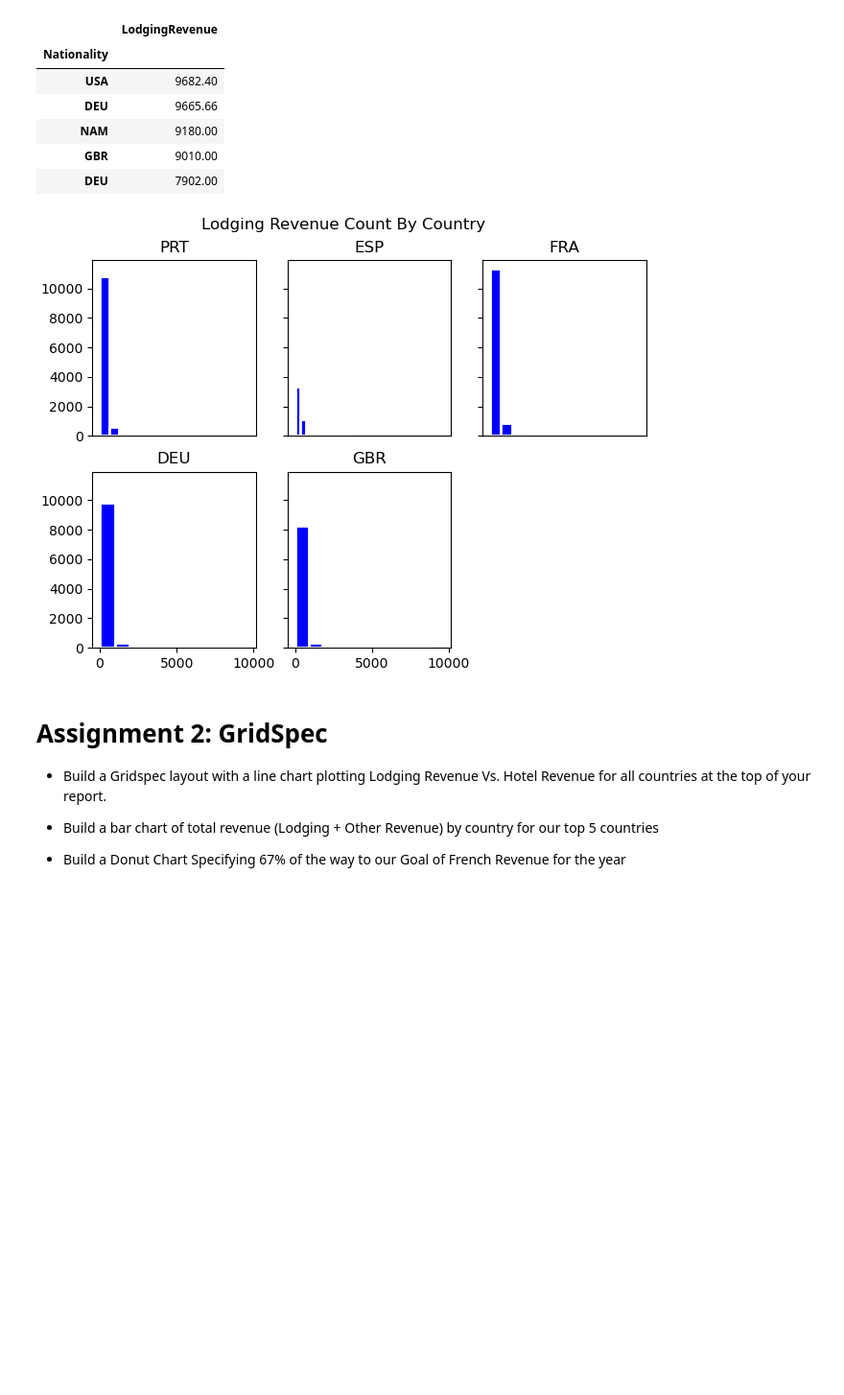
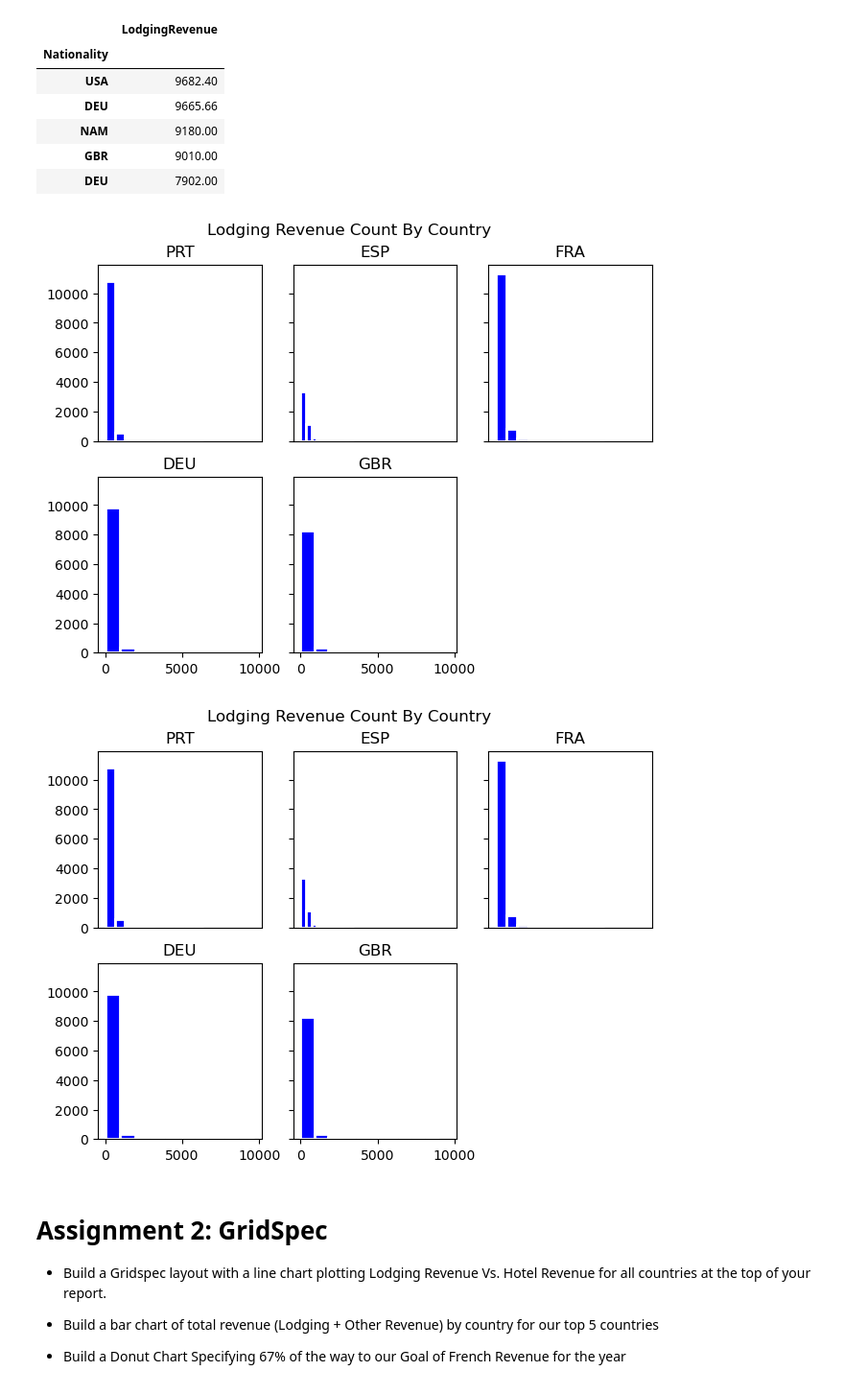
Before and after one commit to ali-can-turan/ibm-data-analyst-mini-projects, a Jupyter notebook: matplotlib_advanced_customization.ipynb, the cells around one changed output. Shown at 96% size. Drawn from its saved outputs; the diff is of its cells as text; code cells hidden in the pictures; blank space fills up the shorter version.

```diff
--- a/matplotlib_advanced_customization.ipynb
+++ b/matplotlib_advanced_customization.ipynb
@@ -64,35 +64,37 @@ for i in range(2):
 		if i == 0:
 			ax[i, j].tick_params(axis='x', which='both', bottom=False, labelbottom=False)
 		if j != 0:
 			ax[i, j].tick_params(axis='y', which='both', bottom=False, labelbottom=False)
 		ax[i, j].hist(
 			x=top5.loc[countries[i, j], "LodgingRevenue"],
 			bins=10,
 			range=None,
 			rwidth=1,
 			bottom=0,
 			align="mid",
 			zorder=3,
 
 			color="b",
 			edgecolor="white",
 			linewidth=2,
 
 			histtype="bar",
 			orientation="vertical",
 			stacked=False,
 
 
 			density=False,
 			log=False,
 			cumulative=False,
 
 			label=countries[i, j],
 			alpha=1
 		)
-		ax[i, j].set_title(countries[i, j]);
+		ax[i, j].set_title(countries[i, j])
+display(fig);
 # %% [output]
-[figure, old version]
+[figure, new version]
+[figure, added]
 # %% [markdown]
 # Assignment 2: GridSpec
 
```
Also changed, not shown: parts of 5 cells of this notebook.
